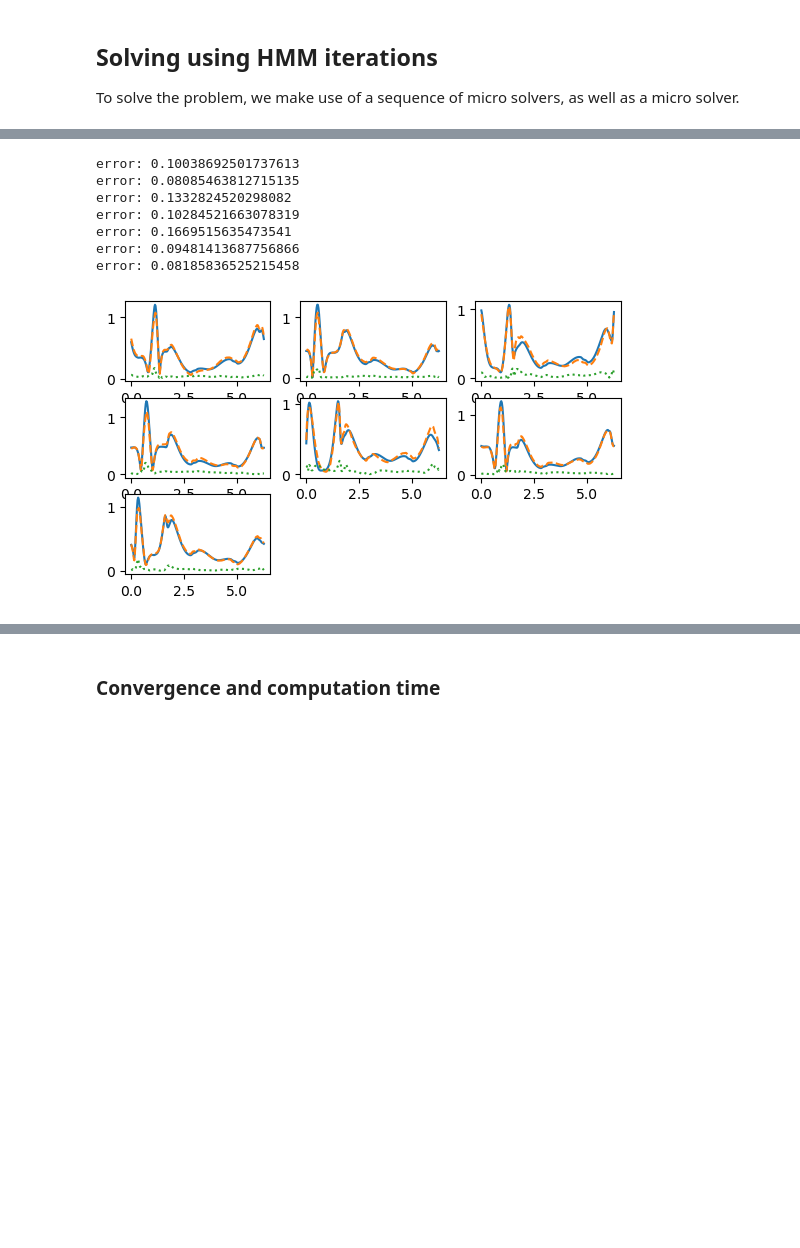
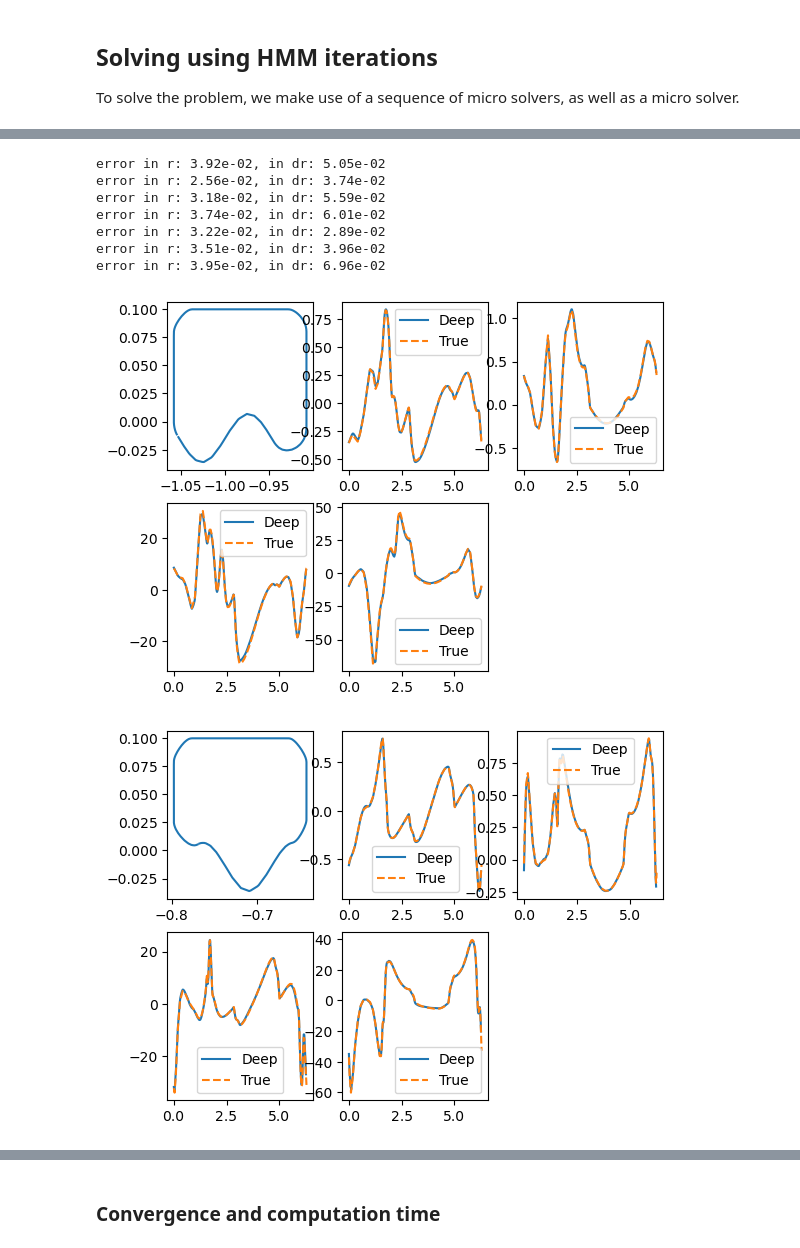
Before and after one commit to emastr/deep-micro-slip-model, a Jupyter notebook: notebooks/part30_paper_runs/epsilon_scaling/part30_HMM_ml_channel_flow.ipynb, the cells around one changed output, grey strips where cells are left out. Cells and saved outputs as stored; diff of their text form; code cells hidden in the pictures; blank space fills up the shorter version.

```diff
--- a/notebooks/part30_paper_runs/epsilon_scaling/part30_HMM_ml_channel_flow.ipynb
+++ b/notebooks/part30_paper_runs/epsilon_scaling/part30_HMM_ml_channel_flow.ipynb
@@ -49,7 +50,7 @@ u = g,\qquad \text{on}\quad\partial\Omega
 
 the boundary is a two-dimensional pipe with corners at (0,-1) and (1,1), and a micro scale boundary:
 # %%
-i = 42#2+16#2+16*3# 2+16#41 # 38 #41 #35 #11 #38 #22
+i = 2+16*3#+16#2+16#2+16*3# 2+16#41 # 38 #41 #35 #11 #38 #22
 data, info = StokesData.load_from_matlab(f"{run_dir}run_{i}.mat")
 data_big_domain = data
 dom = data.dom
@@ -77,19 +78,20 @@ print(eps)
 ### Load Network for evaluation
 # %%
 device = "cpu" # "cuda:0"
-num_pts=256
+num_pts = 256
 #net, net_settings = get_net(f"{net_dir}fnoskip_big_data_{40000}.Torch", 256, "cpu", "float")
-net_type = 0 # 0: egeofno, 1: svdfno, 2: fno_vanilla
+net_type = 1 # 0: egeofno, 1: svdfno, 2: fno_vanilla
+# net_type 0 works well
 
 if net_type == 0:
-    net = egeofno_ver1(device=device)
-    net_data = torch.load(f"{net_dir}fno_ver1_seed0_40000.Torch", map_location=torch.device(device))
+    net = egeofno_ver3(device=device)
+    net_data = torch.load(f"{net_dir}fno_ver3_seed0_40000.Torch", map_location=torch.device(device))
 elif net_type == 1:
-    net = svdfno_ver3(device=device)
-    net_data = torch.load(f"{net_dir}svdfno_ver3_seed0_40000.Torch", map_location=torch.device(device))
+    net = svdfno_ver2(device=device)
+    net_data = torch.load(f"{net_dir}svdfno_ver2_seed0_40000.Torch", map_location=torch.device(device))
 else:
-    net = fno_ver2(device=device)
-    net_data = torch.load(f"{net_dir}fno_vanilla_ver2_seed0_40000.Torch", map_location=torch.device(device))
+    net = fno_ver3(device=device)
+    net_data = torch.load(f"{net_dir}fno_vanilla_ver3_seed0_40000.Torch", map_location=torch.device(device))
 
 net.load_state_dict(net_data["state dict"])
 net_settings =  {"num_pts": num_pts, \
@@ -226,26 +234,50 @@ Done
 # %%
-from scipy.interpolate import interp1d
+def interp_periodic(t, y, tval):
+    t = np.concatenate([[t[-1]-np.pi*2], t, [t[0] + np.pi*2]])
+    y = np.concatenate([[y[-1]], y, [y[0]]])
+    return interp1d(t, y, kind="cubic")(tval)
+
+num_mic = len(micro_solvers)
+sqrt_num_mic = int(np.ceil(num_mic**0.5))
 for i, (s, self) in enumerate(zip(micro_solvers, deep_micro_solvers)):
     #print(list(ds.__dict__.keys()))
     self.r_true, self.avg_true = self.geom.precompute_line_avg(derivative=0)
+    self.dr_true, self.davg_true = self.geom.precompute_line_avg(derivative=1)
     t1, _ = self.geom.grid.get_grid_and_weights()
-    r_true_t = interp1d(t1, self.r_true, kind="cubic")(self.t)
-    plt.subplot(4,3,i+1)
+    r_true_t = interp_periodic(t1, self.r_true, self.t)
+    dr_true_t = interp_periodic(t1, self.dr_true, self.t)
+
     #plt.plot(self.t, r_true_t)
     #plt.plot(self.t, self.r)
-    plt.plot(self.t, np.abs(r_true_t))
-    plt.plot(self.t, np.abs(self.r), '--')
-    plt.plot(self.t, np.abs(self.r - r_true_t), ':')
-    print(f"error: {np.linalg.norm(self.r - r_true_t)/np.linalg.norm(r_true_t)}")
+
+
+    #plt.figure(1, figsize=(7,15))
+
+    #plt.subplot(2*sqrt_num_mic, sqrt_num_mic, i+1)
+    #plt.plot(self.t, np.abs(r_true_t))
+    #plt.plot(self.t, np.abs(self.r), '--')
+    #plt.plot(self.t, np.abs(self.r - r_true_t), ':')
+
+    #plt.subplot(2*sqrt_num_mic, sqrt_num_mic, sqrt_num_mic**2 + i + 1)
+    #plt.plot(self.t, np.abs(dr_true_t))
+    #plt.plot(self.t, np.abs(self.dr), '--')
+    #plt.plot(self.t, np.abs(self.dr - dr_true_t), ':')
+    print(f"error in r: {np.linalg.norm(self.r - r_true_t)/np.linalg.norm(r_true_t):.2e}, " +\
+           f"in dr: {np.linalg.norm(self.dr - dr_true_t)/np.linalg.norm(dr_true_t):.2e}")
 #plt.plot(ds.dr[::2].imag)
 #lt.plot(ds.dr_true.imag)
 #deep_micro_solvers[0].plot()
+
+for i in range(2):#len(micro_solvers)):
+    plt.figure()
+    deep_micro_solvers[i].plot()
 # %% [output]
-error: 0.10038692501737613
-error: 0.08085463812715135
-error: 0.1332824520298082
-error: 0.10284521663078319
-error: 0.1669515635473541
-error: 0.09481413687756866
-error: 0.08185836525215458
+error in r: 3.92e-02, in dr: 5.05e-02
+error in r: 2.56e-02, in dr: 3.74e-02
+error in r: 3.18e-02, in dr: 5.59e-02
+error in r: 3.74e-02, in dr: 6.01e-02
+error in r: 3.22e-02, in dr: 2.89e-02
+error in r: 3.51e-02, in dr: 3.96e-02
+error in r: 3.95e-02, in dr: 6.96e-02
-[figure, old version]
+[figure, new version]
+[figure, added]
```
Also changed, not shown: parts of 12 cells of this notebook, 11 other files.
